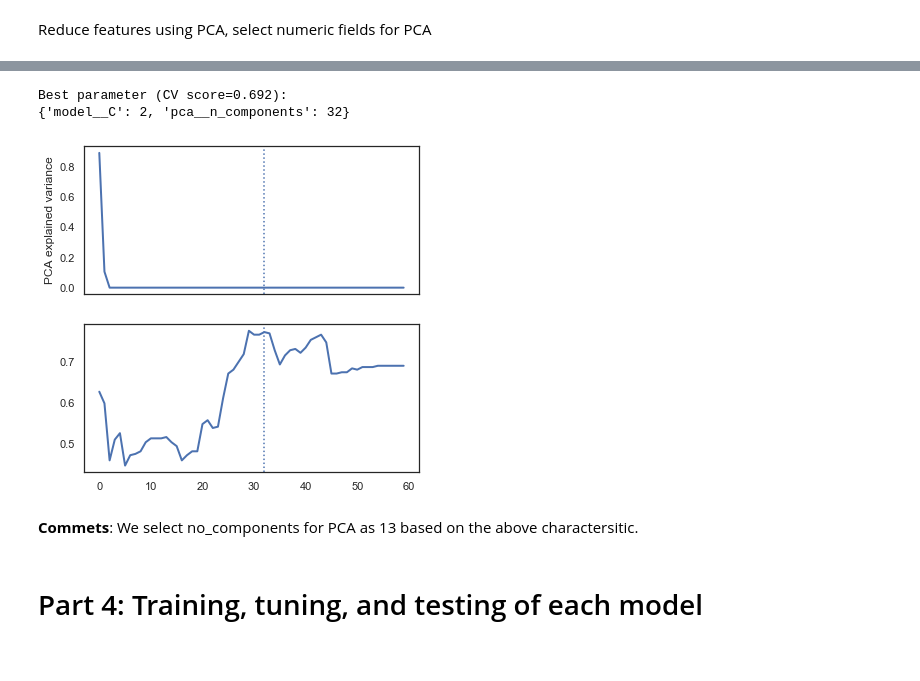
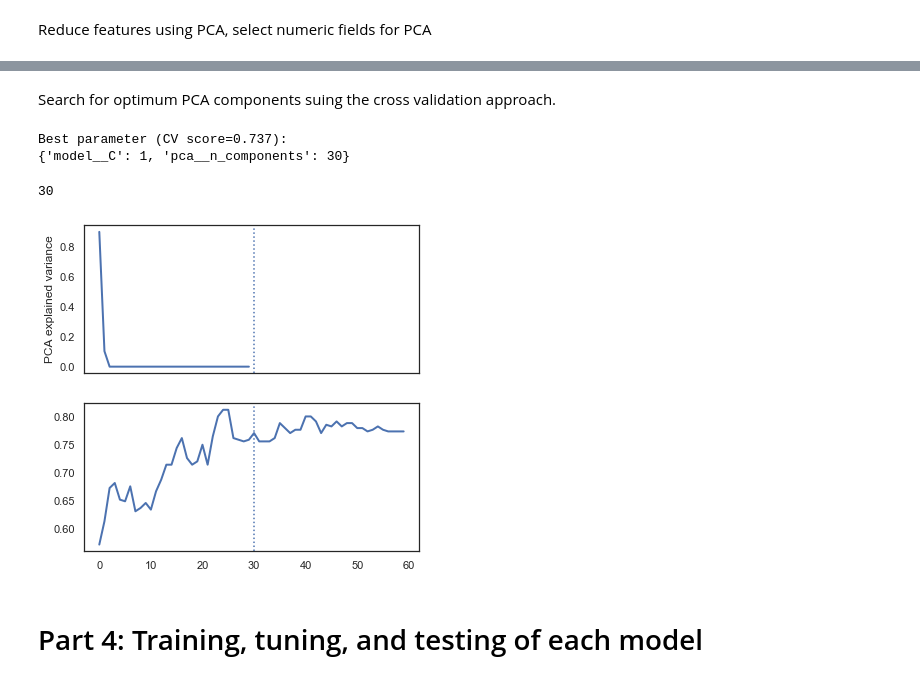
Before and after one commit to devakumar/dsfb-Project-Team3-2019, a Jupyter notebook: Project.ipynb, the cells around one changed output, grey strips where cells are left out. Drawn from its saved outputs; the diff is of its cells as text; code cells hidden in the pictures.

```diff
--- a/Project.ipynb
+++ b/Project.ipynb
@@ -938,4 +986,4 @@ Reduce features using PCA, select numeric fields for PCA
 # %%
 # Select features for PCA
 data_pca = X.select_dtypes([np.number])
-len(data_pca.columns)
+max_components = len(data_pca.columns)
@@ -964,11 +1008,11 @@ estimators.append(('model', LogisticRegression()))
 pipeline = Pipeline(estimators)
 
 results = []
-for c in range(1,61):
+for c in range(1,max_components):
     pipeline.set_params(pca__n_components=c)
-    pipeline.fit(X_train_train,y_train_train)
-    y_train_pred = pipeline.predict_proba(X_train_val)       # use validation set during hyper-parameter tuning
-    auc_lml1 = roc_auc_score(y_train_val, y_train_pred[:,1])
+    pipeline.fit(X_train,y_train)
+    y_train_pred = pipeline.predict_proba(X_test)       # use validation set during hyper-parameter tuning
+    auc_lml1 = roc_auc_score(y_test, y_train_pred[:,1])
     results.append( (auc_lml1, c)  )
 
 df_auc_vs_pca = pd.DataFrame(results, columns=['AUC', 'n_components'])
@@ -996,32 +1039,39 @@ array([0.13761403, 0.24383719, 0.32699217, 0.37468329, 0.41836373,
+# %% [markdown]
+Search for optimum PCA components suing the cross validation approach.
 # %%
 param_grid = {
-    'pca__n_components': range(1, 45),
+    'pca__n_components': range(1, max_components),
     'model__C': range(1, 10),
 }
-search = GridSearchCV(pipeline, param_grid, iid=False, cv=5)
-search.fit(X_train_train, y_train_train)
+# Select cross validation scheme
+cv = StratifiedKFold(n_splits=3, shuffle=False, random_state=SEED)
+search = GridSearchCV(pipeline, param_grid, iid=False, cv=cv)
+search.fit(X_train, y_train)
 print("Best parameter (CV score=%0.3f):" % search.best_score_)
 print(search.best_params_)
 # %% [output]
-Best parameter (CV score=0.692):
-{'model__C': 2, 'pca__n_components': 32}
+Best parameter (CV score=0.737):
+{'model__C': 1, 'pca__n_components': 30}
+# %%
+pca = search.best_estimator_.get_params()['pca']
+pca.n_components
+# %% [output]
+30
 # %%
 # Plot the PCA spectrum
-pca.fit(X_train_train)
+pca.fit(X_train)
 fig, (ax0, ax1) = plt.subplots(nrows=2, sharex=True, figsize=(6, 6))
 ax0.plot(pca.explained_variance_ratio_, linewidth=2)
 ax0.set_ylabel('PCA explained variance')
 
 ax0.axvline(search.best_estimator_.named_steps['pca'].n_components,
             linestyle=':', label='n_components chosen')
 
 ax1.plot(df_auc_vs_pca.AUC, linewidth=2)
 ax1.axvline(search.best_estimator_.named_steps['pca'].n_components,
             linestyle=':', label='n_components chosen')
 plt.savefig('pca_explained_variance.png')
 # %% [output]
-[figure, old version]
+[figure, new version]
-# %% [markdown]
-**Commets**: We select no_components for PCA as 13 based on the above charactersitic.
 # %% [markdown]
 # Part 4: Training, tuning, and testing of each model
```
Also changed, not shown: parts of 199 cells of this notebook, 3 other files.
